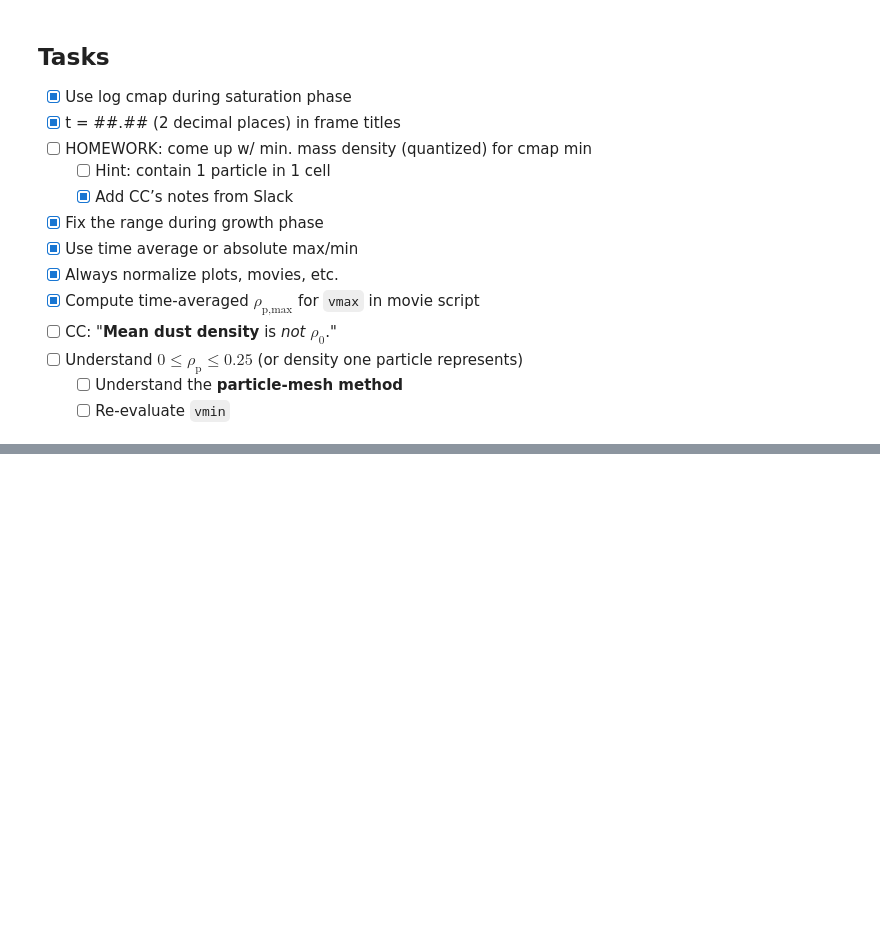
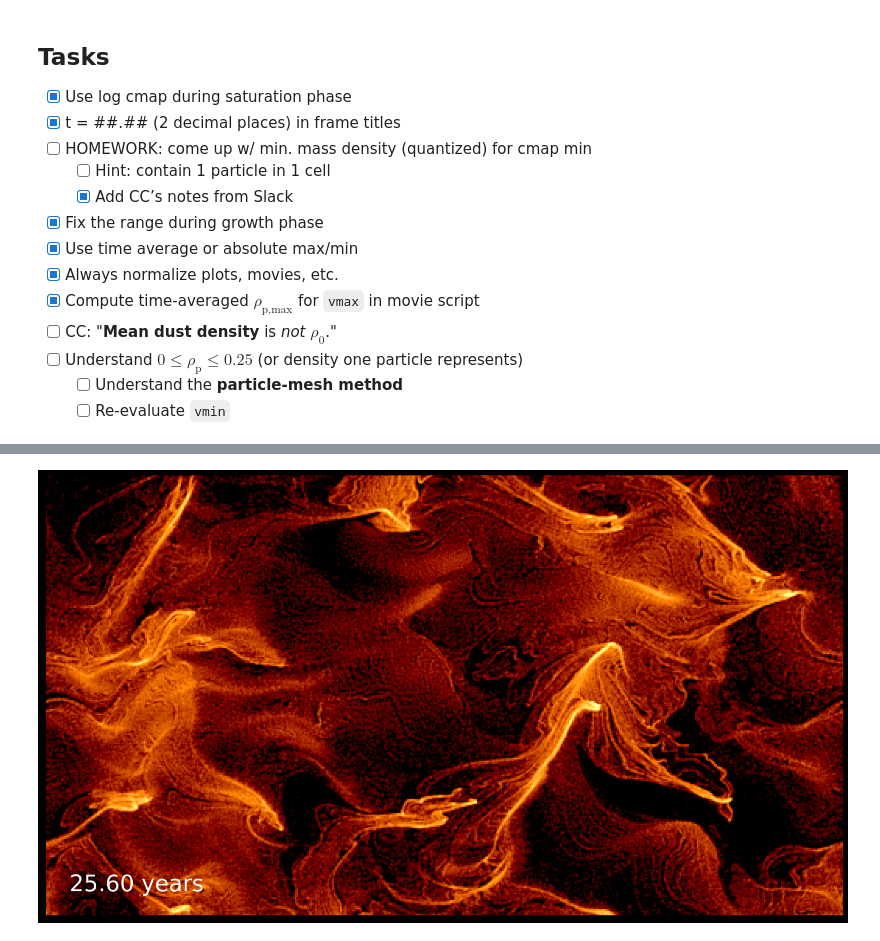
Before and after one commit to sabaronett/streaming-instability, a Jupyter notebook: ipynb/CmapLogNorm.ipynb, the cells around one changed output, grey strips where cells are left out. Cells and saved outputs as stored; diff of their text form; code cells hidden in the pictures; blank space fills up the shorter version.

```diff
--- a/ipynb/CmapLogNorm.ipynb
+++ b/ipynb/CmapLogNorm.ipynb
@@ -100,0 +128,17 @@ cb.set_label(r'$\rho_p$ / $\langle \rho_p \rangle$')
+# %%
+# Pre-clip data w/ NumPy
+vmin, vmax = 0.03, 30
+clip = np.clip(rhops[0], vmin, vmax)
+
+# Initialize frame
+fig, ax = plt.subplots(dpi=240, figsize=(16,9))
+img = ax.pcolormesh(xf, zf, clip/epsilon, cmap='afmhot',
+                    norm=colors.LogNorm(vmin/epsilon, vmax/epsilon))
+ax.set(ylim=(-0.5625, 0.5625), xticks=[], yticks=[], frame_on=False)
+ax.text(-.94, -0.5, '{:.2f} years'.format(times[0]), fontsize=32,
+        color='white')
+fig.tight_layout(pad=0)
+fig.patch.set_facecolor('black')
+# plt.savefig('sc21_whd.png')
+# %% [output]
+[figure, added]
```
Also changed, not shown: parts of 8 cells of this notebook.
